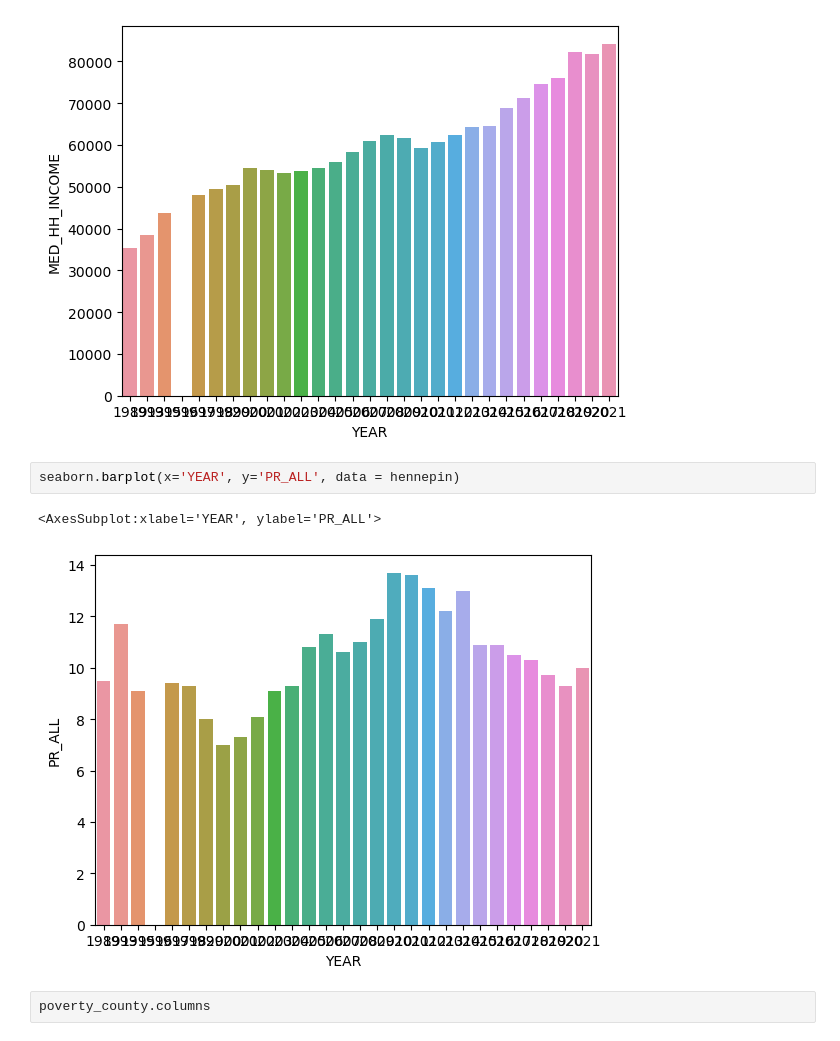
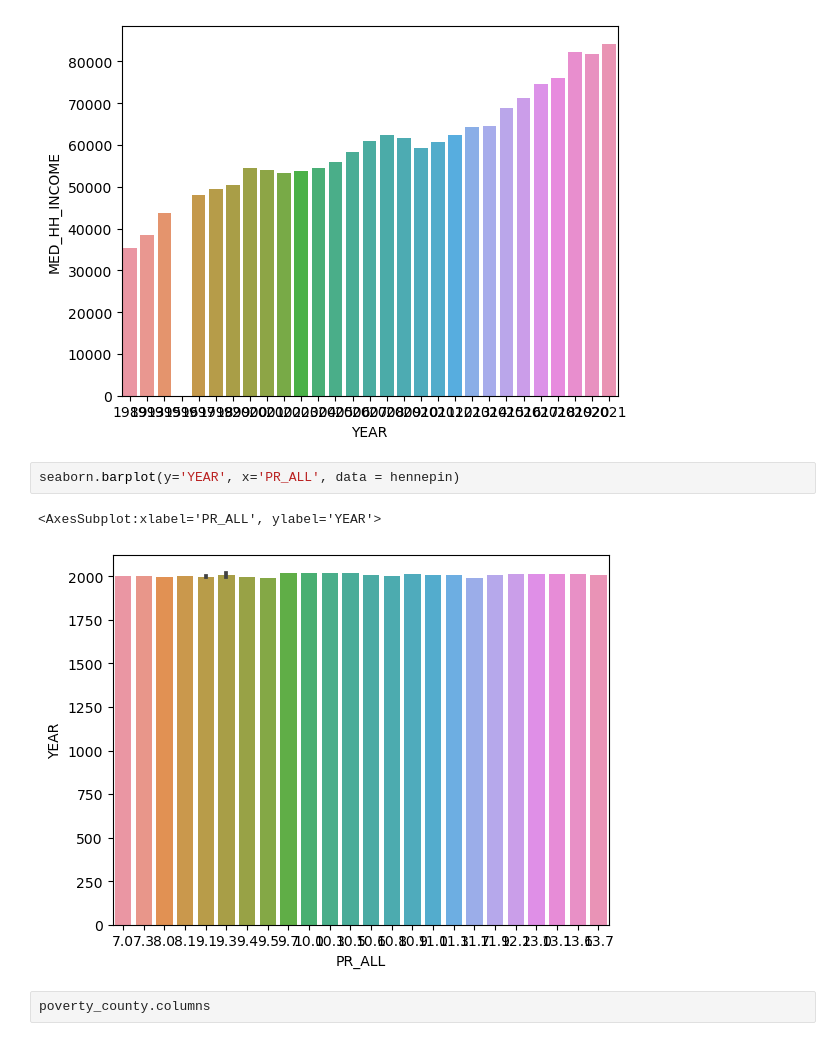
Before and after one commit to sammoe60/data-vikings, a Jupyter notebook: kendra/kendra.ipynb, the cells around one changed output. Drawn from its saved outputs; the diff is of its cells as text.

```diff
--- a/kendra/kendra.ipynb
+++ b/kendra/kendra.ipynb
@@ -173,10 +173,10 @@ seaborn.barplot(x='YEAR', y='MED_HH_INCOME', data = hennepin)
 <AxesSubplot:xlabel='YEAR', ylabel='MED_HH_INCOME'>
 [figure]
 # %%
-seaborn.barplot(x='YEAR', y='PR_ALL', data = hennepin)
+seaborn.barplot(y='YEAR', x='PR_ALL', data = hennepin)
 # %% [output]
-<AxesSubplot:xlabel='YEAR', ylabel='PR_ALL'>
+<AxesSubplot:xlabel='PR_ALL', ylabel='YEAR'>
-[figure, old version]
+[figure, new version]
 # %%
 poverty_county.columns
 # %% [output]
```
Also changed, not shown: parts of 14 cells of this notebook, 4 other files.
